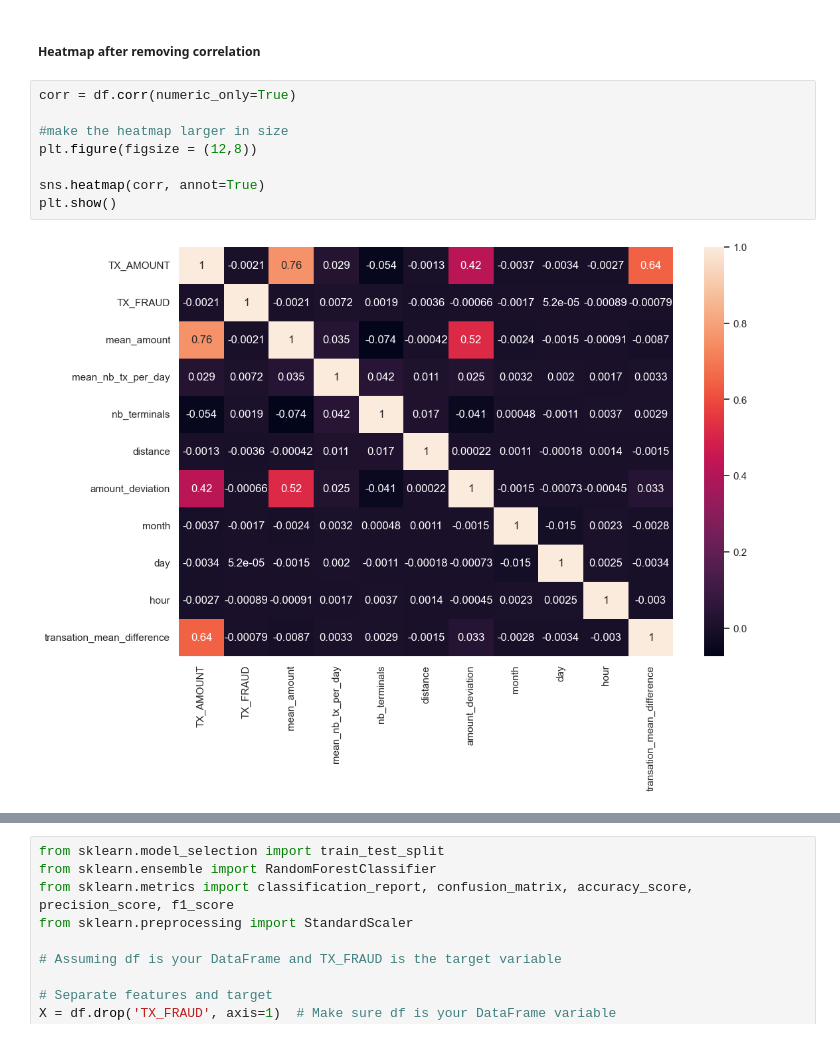
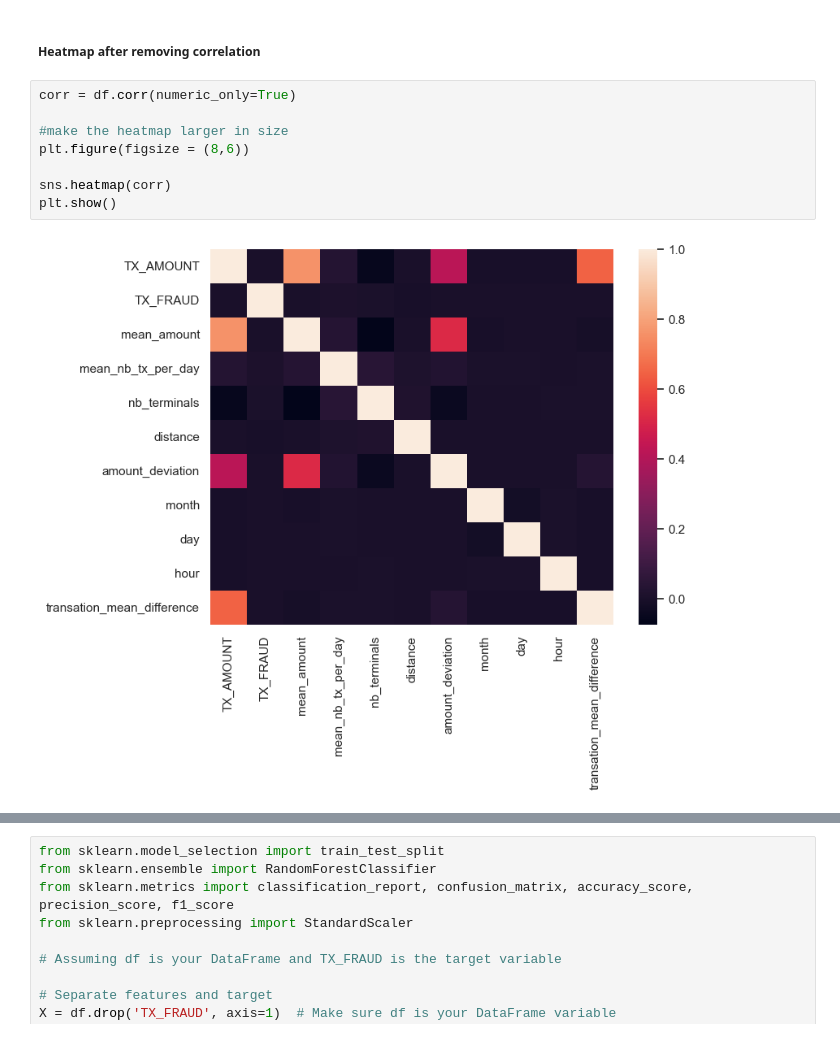
Before and after one commit to JuanS286/CreditCardFraudDetection, a Jupyter notebook: CreditCardFraudDetection.ipynb, the cells around one changed output, grey strips where cells are left out. Drawn from its saved outputs; the diff is of its cells as text.

```diff
--- a/CreditCardFraudDetection.ipynb
+++ b/CreditCardFraudDetection.ipynb
@@ -580,10 +592,10 @@ memory usage: 21.3 MB
 # %%
 corr = df.corr(numeric_only=True)
 
 #make the heatmap larger in size
-plt.figure(figsize = (12,8))
+plt.figure(figsize = (8,6))
 
-sns.heatmap(corr, annot=True)
+sns.heatmap(corr)
 plt.show()
 # %% [output]
-[figure, old version]
+[figure, new version]
```
Also changed, not shown: parts of 67 cells of this notebook.
